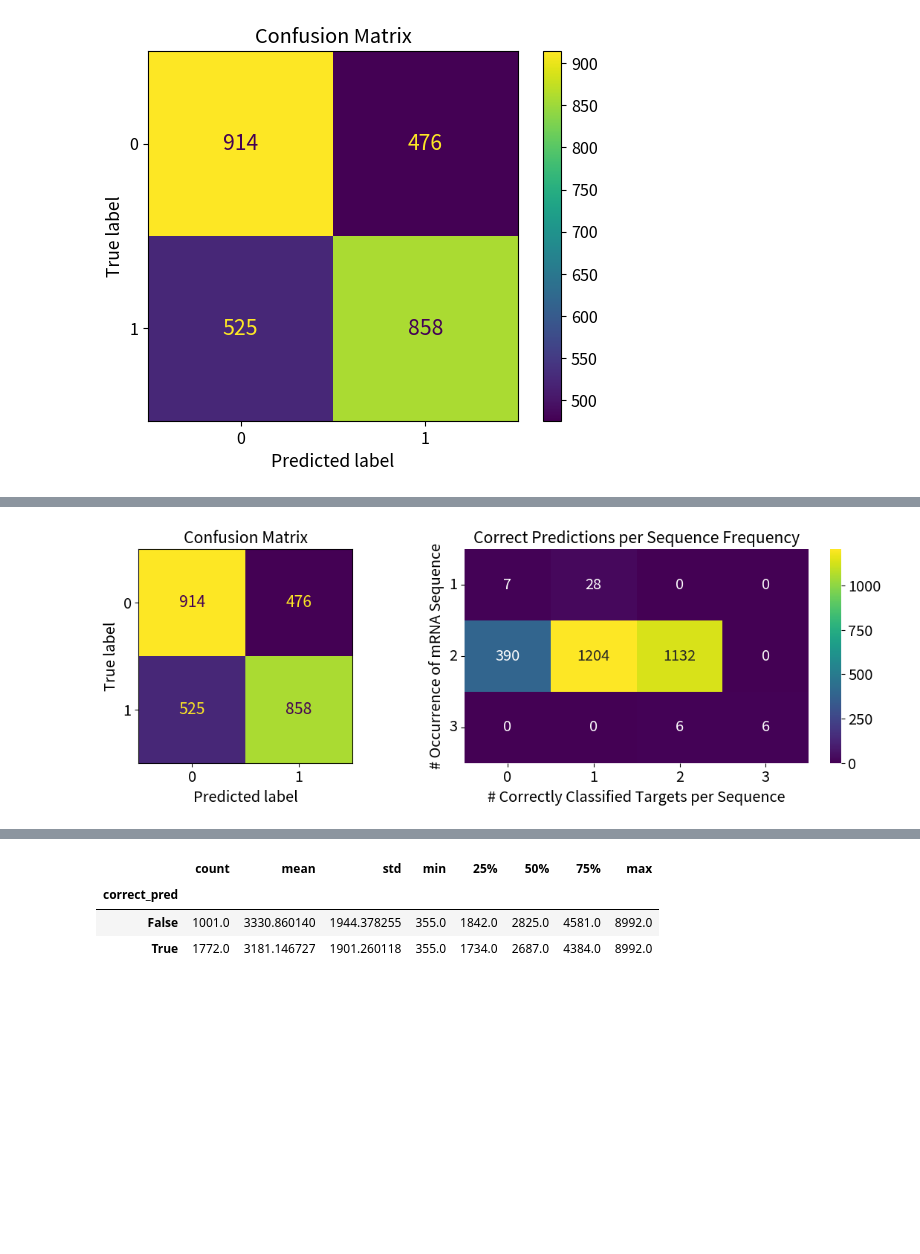
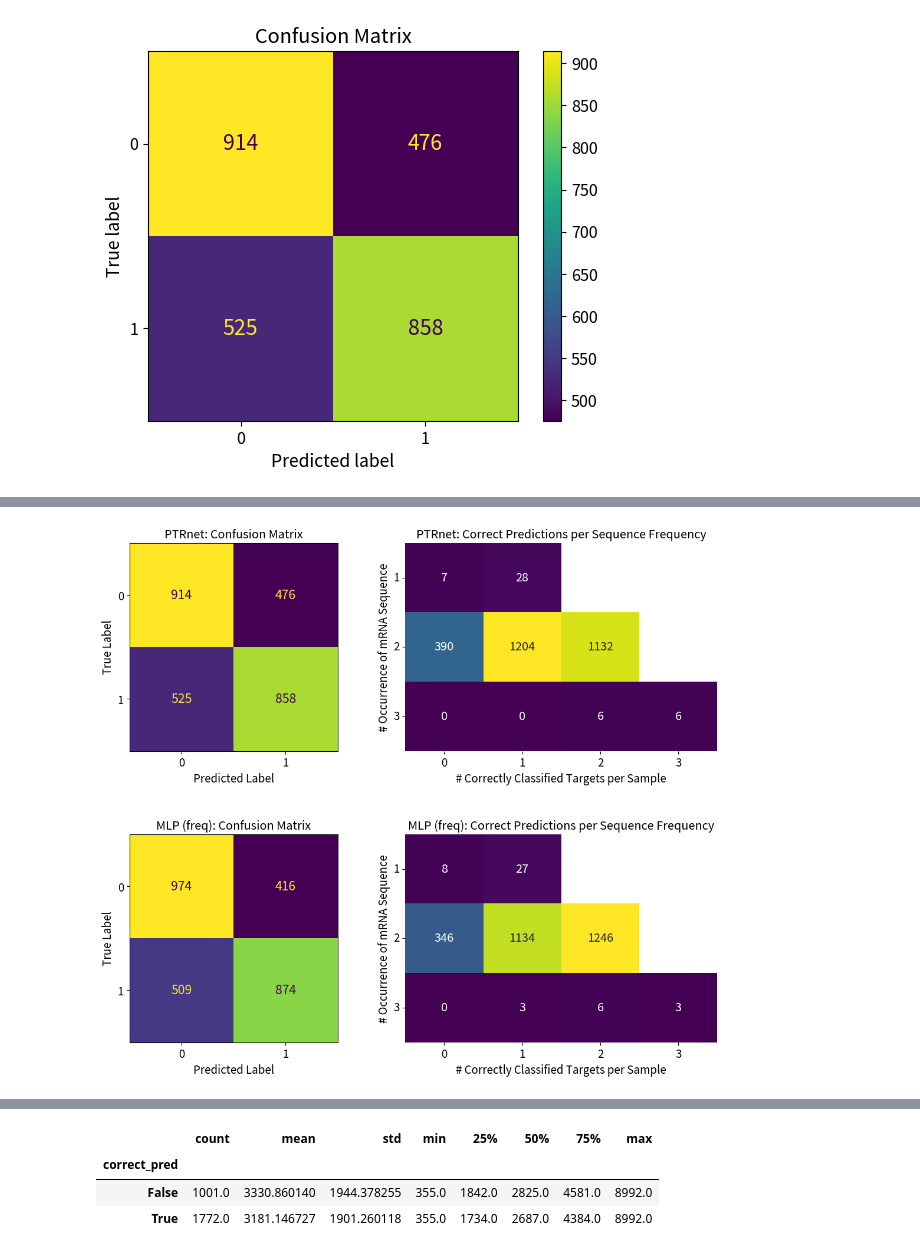
Before and after one commit to f-krause/master-thesis, a Jupyter notebook: experiments/visualisation/ptrnet_prediction_vis.ipynb, the cells around one changed output, grey strips where cells are left out. Saved outputs shown, nothing was run; the diff lists cells and outputs as text; code cells hidden in the pictures; blank space fills up the shorter version.

```diff
--- a/experiments/visualisation/ptrnet_prediction_vis.ipynb
+++ b/experiments/visualisation/ptrnet_prediction_vis.ipynb
@@ -129,6 +129,9 @@ df_val
 # %%
 # load df_val
 df = pd.read_csv("../experiments/visualisation/data/ptrnet_31_preds_extended.csv", index_col=0)
+# %%
+# CORRECTING CODE BUG IN CURRENT DATA
+df["correct_pred_freq"] = df.target == df.prediction_bin_freq
 # %% [markdown]
 ## Tissue-wise AUC and F1
 # %%
@@ -348,3 +353,4 @@ tissue_results_df.to_latex()
 # %%
 df.loc[:, "5_utr_len"] = [seq.count("5") for seq in df.coding_area]
 df.loc[:, "3_utr_len"] = [seq.count("3") for seq in df.coding_area]
+df.loc[:, "cds_len"] = [len(seq) - seq.count("5") - seq.count("3") for seq in df.coding_area]
@@ -502,3 +529,5 @@ plt.title("Confusion Matrix")
 plt.show()
 # %% [output]
 [figure]
+# %%
+STORE = True
@@ -505,54 +538,81 @@ plt.show()
 # %%
+# PTRnet vs. MLP (freq)
 import matplotlib.pyplot as plt
 import seaborn as sns
 from matplotlib.colors import LinearSegmentedColormap
 from sklearn.metrics import confusion_matrix, ConfusionMatrixDisplay
 import pandas as pd
 import os
 
 plt.rcParams.update({
-    'axes.titlesize': 17,
-    'axes.labelsize': 16,
-    'xtick.labelsize': 16,
-    'ytick.labelsize': 16
+    'axes.titlesize': 16,
+    'axes.labelsize': 15,
+    'xtick.labelsize': 15,
+    'ytick.labelsize': 15
 })
-
 
 # --- Data and Preparation ---
 data = {
-    'nr_seq': [2, 2, 2, 1, 1, 3, 3],
-    'correct_pred': [1, 2, 0, 1, 0, 2, 3],
-    'count': [602*2, 566*2, 195*2, 28, 7, 2*3, 2*3]
+    'nr_seq':       [2,      2,      2,     2,     1,  1,    1,      1,     3, 3, 3, 3],
+    'correct_pred': [1,      2,      0,     3,     1,  0,    2,      3,     2, 3, 1, 0],
+    'count':        [602*2, 566*2, 195*2, np.nan, 28,  7,  np.nan, np.nan, 2*3, 2*3, 0, 0],
+    'count_freq':   [567*2, 623*2, 173*2, np.nan, 27,  8,  np.nan, np.nan, 2*3, 1*3, 1*3, 0]
 }
+df_corr_pred_seq_freq = pd.DataFrame(data)
 
-df_corr_pred_seq_freq = pd.DataFrame(data)
-pivot = df_corr_pred_seq_freq.pivot(index='nr_seq', columns='correct_pred', values='count').fillna(0).astype(int)
-pivot = pivot.sort_index()
+pivot_ptrnet_raw = df_corr_pred_seq_freq.pivot(index='nr_seq', columns='correct_pred', values='count')
+pivot_mlp_raw = df_corr_pred_seq_freq.pivot(index='nr_seq', columns='correct_pred', values='count_freq')#.astype(int).sort_index()
 
-cm = confusion_matrix(df.target, df.prediction_bin)
+mask_ptrnet = pivot_ptrnet_raw.isna()
+mask_mlp = pivot_mlp_raw.isna()
+
+pivot_ptrnet = pivot_ptrnet_raw.fillna(0).astype(int).sort_index()
+pivot_mlp = pivot_mlp_raw.fillna(0).astype(int).sort_index()
+
+
+cm_ptrnet = confusion_matrix(df.target, df.prediction_bin)
+cm_mlp = confusion_matrix(df.target, df.prediction_bin_freq)
 
 # --- Plotting ---
-fig, axes = plt.subplots(1, 2, figsize=(12, 4))  # side-by-side
+fig, axes = plt.subplots(2, 2, figsize=(14, 11))  # 2x2 grid
 
-# Confusion Matrix
-disp = ConfusionMatrixDisplay(confusion_matrix=cm)
-disp.plot(ax=axes[0], text_kw={'fontsize': 17}, colorbar=False)
-axes[0].set_title("Confusion Matrix")
-
-# Heatmap
-sns.heatmap(pivot, annot=True, fmt="d", cmap="viridis", annot_kws={"fontsize": 16}, ax=axes[1])
-axes[1].set_yticklabels(axes[1].get_yticklabels(), rotation=0)  # or any angle like 45, 90
-axes[1].set_xlabel("# Correctly Classified Targets per Sequence")
-axes[1].set_ylabel("# Occurrence of mRNA Sequence")
-axes[1].set_title("Correct Predictions per Sequence Frequency")
+# PTRnet Confusion Matrix
+disp_ptrnet = ConfusionMatrixDisplay(confusion_matrix=cm_ptrnet)
+disp_ptrnet.plot(ax=axes[0, 0], text_kw={'fontsize': 17}, colorbar=False)
+axes[0, 0].set_title("PTRnet: Confusion Matrix")
+axes[0, 0].set_xlabel("Predicted Label")
+axes[0, 0].set_ylabel("True Label")
 
 
-plt.tight_layout()
+# PTRnet Heatmap
+sns.heatmap(pivot_ptrnet, annot=True, fmt="", cmap="viridis", annot_kws={"fontsize": 16}, ax=axes[0, 1], cbar=False, mask=mask_ptrnet)
+
+axes[0, 1].set_yticklabels(axes[0, 1].get_yticklabels(), rotation=0)
+axes[0, 1].set_xlabel("# Correctly Classified Targets per Sample")
+axes[0, 1].set_ylabel("# Occurrence of mRNA Sequence")
+axes[0, 1].set_title("PTRnet: Correct Predictions per Sequence Frequency")
+
+# MLP (freq) Confusion Matrix
+disp_mlp = ConfusionMatrixDisplay(confusion_matrix=cm_mlp)
+disp_mlp.plot(ax=axes[1, 0], text_kw={'fontsize': 17}, colorbar=False)
+axes[1, 0].set_title("MLP (freq): Confusion Matrix")
+axes[1, 0].set_xlabel("Predicted Label")
+axes[1, 0].set_ylabel("True Label")
+
+# MLP (freq) Heatmap
+sns.heatmap(pivot_mlp, annot=True, fmt="d", cmap="viridis", annot_kws={"fontsize": 16}, ax=axes[1, 1], cbar=False, mask=mask_mlp)
+axes[1, 1].set_yticklabels(axes[1, 1].get_yticklabels(), rotation=0)
+axes[1, 1].set_xlabel("# Correctly Classified Targets per Sample")
+axes[1, 1].set_ylabel("# Occurrence of mRNA Sequence")
+axes[1, 1].set_title("MLP (freq): Correct Predictions per Sequence Frequency")
+
+plt.subplots_adjust(hspace=0.4, wspace=0.05)  # Add vertical space between rows
+# plt.tight_layout()
 
 # Save as PDF
 if STORE:
-    plt.savefig(os.getenv("OUTPUT_DIR") + "/correct_predictions_and_confusion_matrix.pdf", format="pdf", bbox_inches="tight")
+    plt.savefig(os.getenv("OUTPUT_DIR") + "/correct_predictions_and_confusion_matrix_grid.pdf", format="pdf", bbox_inches="tight")
 
 plt.show()
 # %% [output]
-[figure, old version]
+[figure, new version]
```
Also changed, not shown: parts of 23 cells of this notebook, 2 other files.
